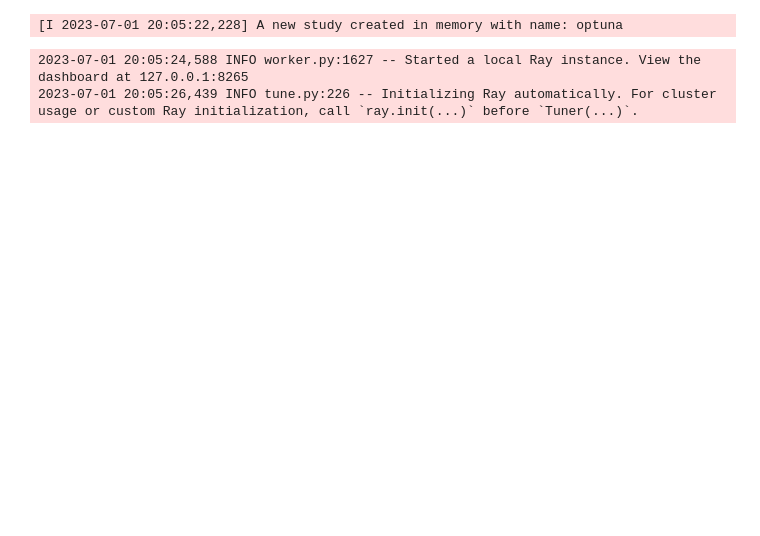
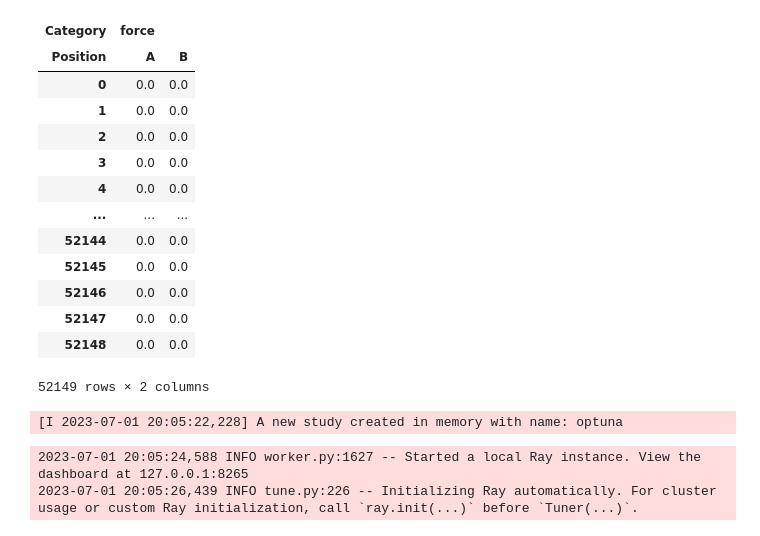
Before and after one commit to seokjin1013/FSR-prediction, a Jupyter notebook: tmp.ipynb, the cells around one changed output. Cells and saved outputs as stored; diff of their text form; code cells hidden in the pictures; blank space fills up the shorter version.

```diff
--- a/tmp.ipynb
+++ b/tmp.ipynb
@@ -0,0 +54,17 @@
+# %%
+data[[('force', 'A'), ('force', 'B')]]
+# %% [output]
+| Category | force |  |
+| Position | A | B |
+| 0 | 0.0 | 0.0 |
+| 1 | 0.0 | 0.0 |
+| 2 | 0.0 | 0.0 |
+| 3 | 0.0 | 0.0 |
+| 4 | 0.0 | 0.0 |
+| ... | ... | ... |
+| 52144 | 0.0 | 0.0 |
+| 52145 | 0.0 | 0.0 |
+| 52146 | 0.0 | 0.0 |
+| 52147 | 0.0 | 0.0 |
+| 52148 | 0.0 | 0.0 |
+52149 rows × 2 columns
```
Also changed, not shown: parts of 4 cells of this notebook, 2 other files.
